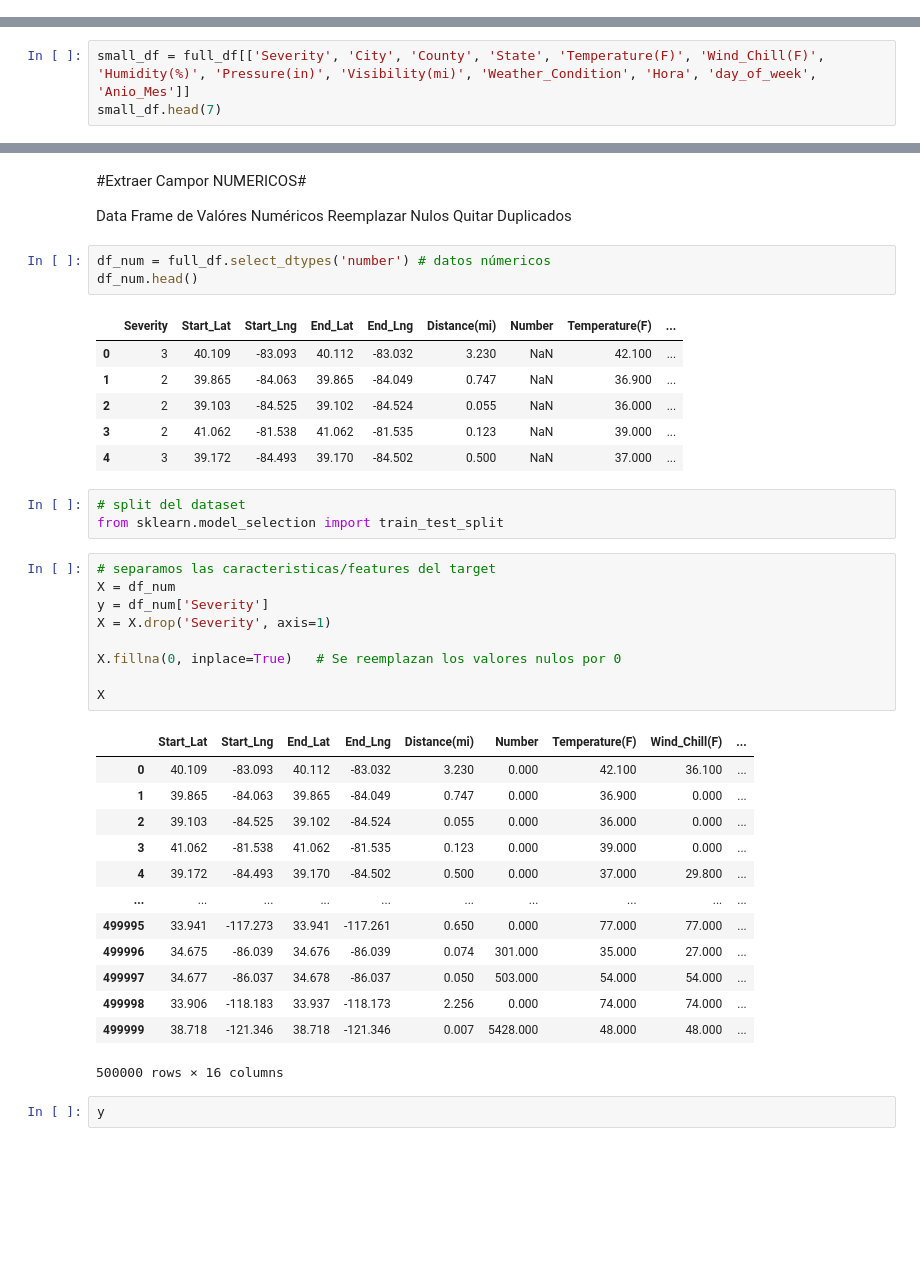
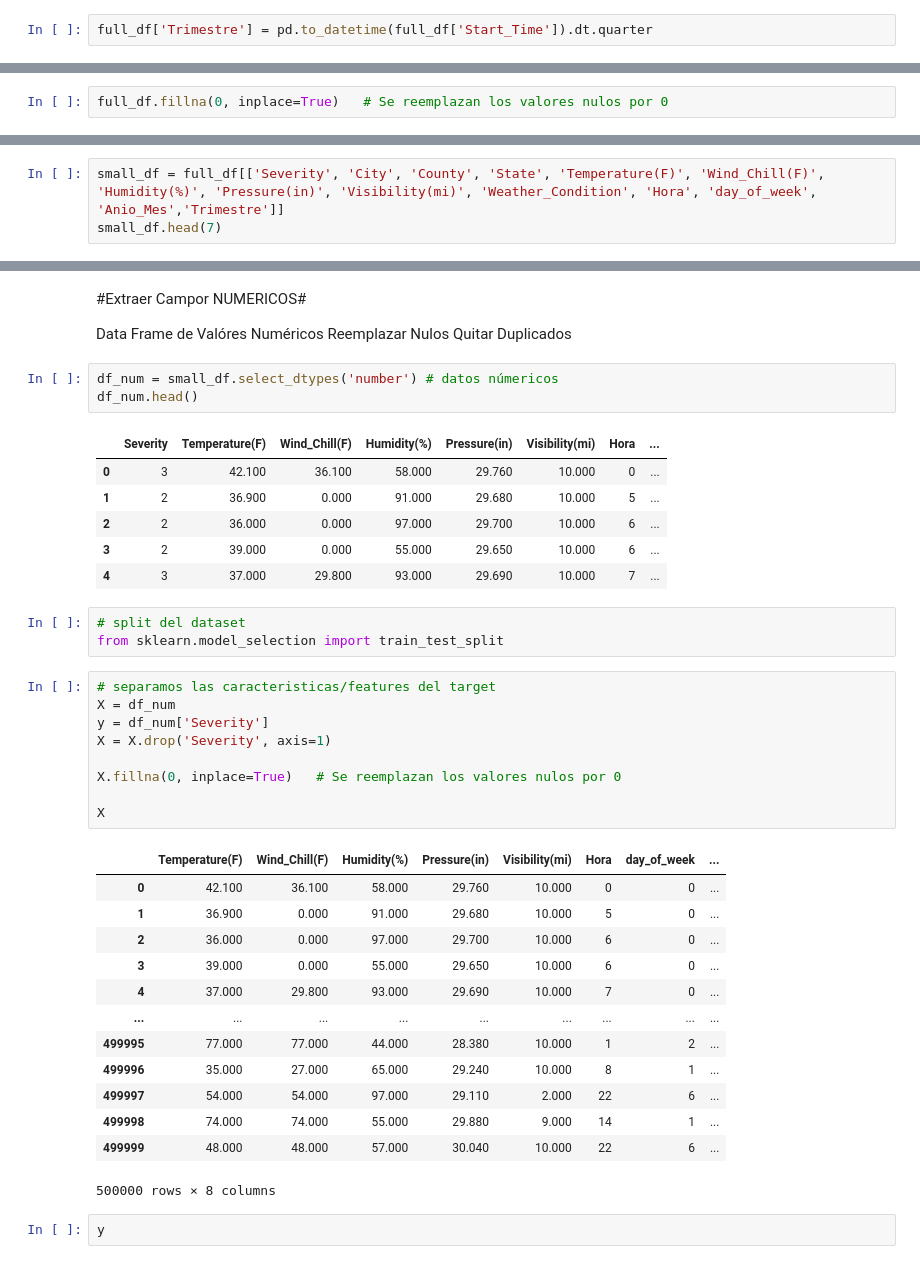
Before and after one commit to EWECORP/DScience_41870, a Jupyter notebook: Proyecto_ComplementarioI_Eduardo_Ettlin.ipynb, the cells around one changed output, grey strips where cells are left out. Drawn from its saved outputs; the diff is of its cells as text; blank space fills up the shorter version.

```diff
--- a/Proyecto_ComplementarioI_Eduardo_Ettlin.ipynb
+++ b/Proyecto_ComplementarioI_Eduardo_Ettlin.ipynb
@@ -142,6 +140,8 @@ full_df['day_of_week'] = pd.to_datetime( full_df['Start_Time'],format='%Y-%m-%d
 # %%
 days = {0:'Lunes',1:'Martes',2:'Miércoeles',3:'Jueves',4:'Viernes',5:'Sabado',6:'Domingo'}   # Nombre del Día de la Semana
 full_df['day_of_week_lbl'] = full_df['day_of_week'].apply(lambda x: days[x])
+# %%
+full_df['Trimestre'] = pd.to_datetime(full_df['Start_Time']).dt.quarter
 # %%
 full_df.head(3)
 # %% [output]
@@ -153,0 +154,2 @@ full_df.head(3)
+# %%
+full_df.fillna(0, inplace=True)   # Se reemplazan los valores nulos por 0
@@ -191,7 +202,7 @@ Recordemos que tenemos 2.845.342 casos, por lo cual hay variables con una cantid
 # %% [markdown]
 ## Reducción del DF para analizar correlación ##
 # %%
-small_df = full_df[['Severity', 'City', 'County', 'State', 'Temperature(F)', 'Wind_Chill(F)', 'Humidity(%)', 'Pressure(in)', 'Visibility(mi)', 'Weather_Condition', 'Hora', 'day_of_week', 'Anio_Mes']]
+small_df = full_df[['Severity', 'City', 'County', 'State', 'Temperature(F)', 'Wind_Chill(F)', 'Humidity(%)', 'Pressure(in)', 'Visibility(mi)', 'Weather_Condition', 'Hora', 'day_of_week', 'Anio_Mes','Trimestre']]
 small_df.head(7)
 # %% [output]
 |  | Severity | City | County | State | Temperature(F) | Wind_Chill(F) | Humidity(%) | Pressure(in) | ... |
@@ -245,15 +257,15 @@ Data Frame de Valóres Numéricos
 Reemplazar Nulos
 Quitar Duplicados
 # %%
-df_num = full_df.select_dtypes('number') # datos númericos
+df_num = small_df.select_dtypes('number') # datos númericos
 df_num.head()
 # %% [output]
-|  | Severity | Start_Lat | Start_Lng | End_Lat | End_Lng | Distance(mi) | Number | Temperature(F) | ... |
-| 0 | 3 | 40.109 | -83.093 | 40.112 | -83.032 | 3.230 | NaN | 42.100 | ... |
-| 1 | 2 | 39.865 | -84.063 | 39.865 | -84.049 | 0.747 | NaN | 36.900 | ... |
-| 2 | 2 | 39.103 | -84.525 | 39.102 | -84.524 | 0.055 | NaN | 36.000 | ... |
-| 3 | 2 | 41.062 | -81.538 | 41.062 | -81.535 | 0.123 | NaN | 39.000 | ... |
-| 4 | 3 | 39.172 | -84.493 | 39.170 | -84.502 | 0.500 | NaN | 37.000 | ... |
+|  | Severity | Temperature(F) | Wind_Chill(F) | Humidity(%) | Pressure(in) | Visibility(mi) | Hora | ... |
+| 0 | 3 | 42.100 | 36.100 | 58.000 | 29.760 | 10.000 | 0 | ... |
+| 1 | 2 | 36.900 | 0.000 | 91.000 | 29.680 | 10.000 | 5 | ... |
+| 2 | 2 | 36.000 | 0.000 | 97.000 | 29.700 | 10.000 | 6 | ... |
+| 3 | 2 | 39.000 | 0.000 | 55.000 | 29.650 | 10.000 | 6 | ... |
+| 4 | 3 | 37.000 | 29.800 | 93.000 | 29.690 | 10.000 | 7 | ... |
 # %%
 # split del dataset
 from sklearn.model_selection import train_test_split
@@ -267,19 +279,19 @@ X.fillna(0, inplace=True)   # Se reemplazan los valores nulos por 0
 
 X
 # %% [output]
-|  | Start_Lat | Start_Lng | End_Lat | End_Lng | Distance(mi) | Number | Temperature(F) | Wind_Chill(F) | ... |
-| 0 | 40.109 | -83.093 | 40.112 | -83.032 | 3.230 | 0.000 | 42.100 | 36.100 | ... |
-| 1 | 39.865 | -84.063 | 39.865 | -84.049 | 0.747 | 0.000 | 36.900 | 0.000 | ... |
-| 2 | 39.103 | -84.525 | 39.102 | -84.524 | 0.055 | 0.000 | 36.000 | 0.000 | ... |
-| 3 | 41.062 | -81.538 | 41.062 | -81.535 | 0.123 | 0.000 | 39.000 | 0.000 | ... |
-| 4 | 39.172 | -84.493 | 39.170 | -84.502 | 0.500 | 0.000 | 37.000 | 29.800 | ... |
-| ... | ... | ... | ... | ... | ... | ... | ... | ... | ... |
-| 499995 | 33.941 | -117.273 | 33.941 | -117.261 | 0.650 | 0.000 | 77.000 | 77.000 | ... |
-| 499996 | 34.675 | -86.039 | 34.676 | -86.039 | 0.074 | 301.000 | 35.000 | 27.000 | ... |
-| 499997 | 34.677 | -86.037 | 34.678 | -86.037 | 0.050 | 503.000 | 54.000 | 54.000 | ... |
-| 499998 | 33.906 | -118.183 | 33.937 | -118.173 | 2.256 | 0.000 | 74.000 | 74.000 | ... |
-| 499999 | 38.718 | -121.346 | 38.718 | -121.346 | 0.007 | 5428.000 | 48.000 | 48.000 | ... |
+|  | Temperature(F) | Wind_Chill(F) | Humidity(%) | Pressure(in) | Visibility(mi) | Hora | day_of_week | ... |
+| 0 | 42.100 | 36.100 | 58.000 | 29.760 | 10.000 | 0 | 0 | ... |
+| 1 | 36.900 | 0.000 | 91.000 | 29.680 | 10.000 | 5 | 0 | ... |
+| 2 | 36.000 | 0.000 | 97.000 | 29.700 | 10.000 | 6 | 0 | ... |
+| 3 | 39.000 | 0.000 | 55.000 | 29.650 | 10.000 | 6 | 0 | ... |
+| 4 | 37.000 | 29.800 | 93.000 | 29.690 | 10.000 | 7 | 0 | ... |
+| ... | ... | ... | ... | ... | ... | ... | ... | ... |
+| 499995 | 77.000 | 77.000 | 44.000 | 28.380 | 10.000 | 1 | 2 | ... |
+| 499996 | 35.000 | 27.000 | 65.000 | 29.240 | 10.000 | 8 | 1 | ... |
+| 499997 | 54.000 | 54.000 | 97.000 | 29.110 | 2.000 | 22 | 6 | ... |
+| 499998 | 74.000 | 74.000 | 55.000 | 29.880 | 9.000 | 14 | 1 | ... |
+| 499999 | 48.000 | 48.000 | 57.000 | 30.040 | 10.000 | 22 | 6 | ... |
-500000 rows × 16 columns
+500000 rows × 8 columns
 # %%
 y
 # %% [output]
```
Also changed, not shown: parts of 35 cells of this notebook.
